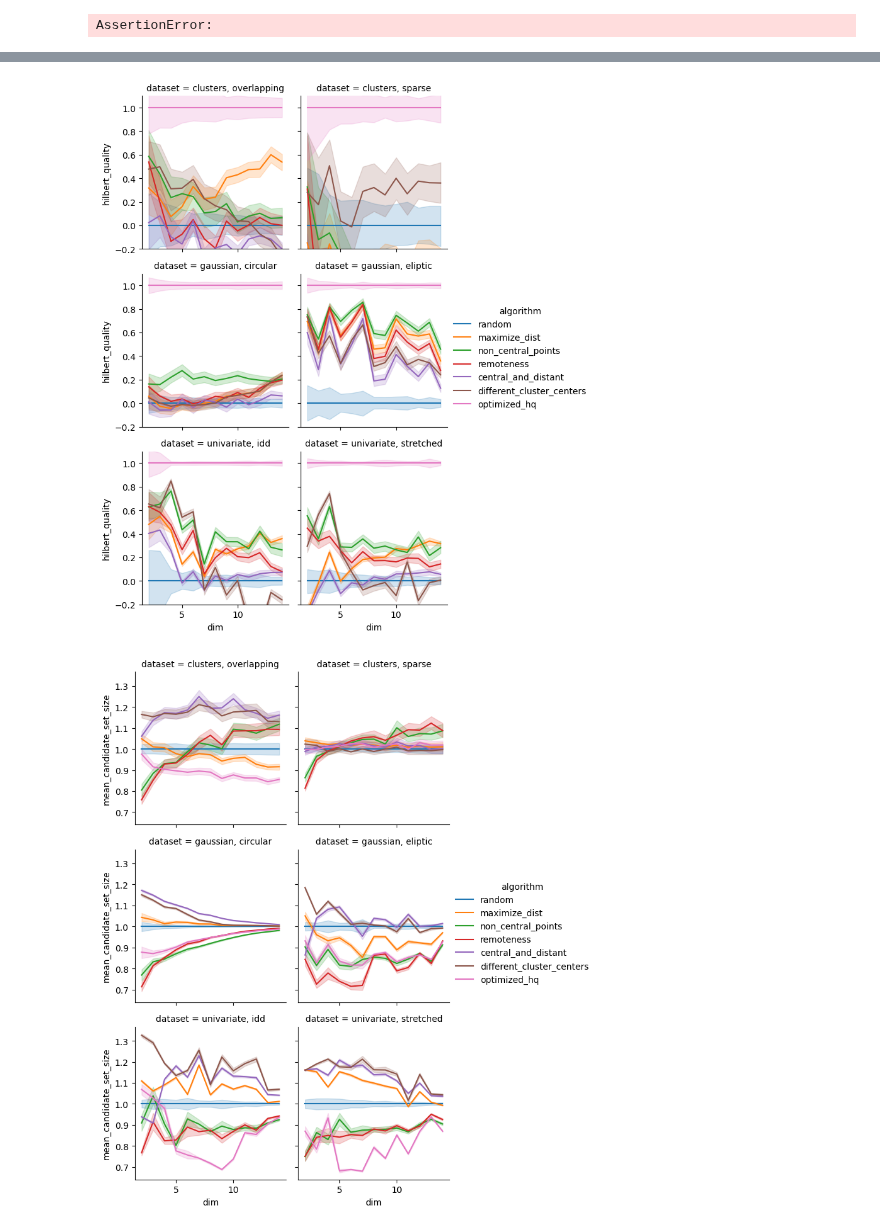
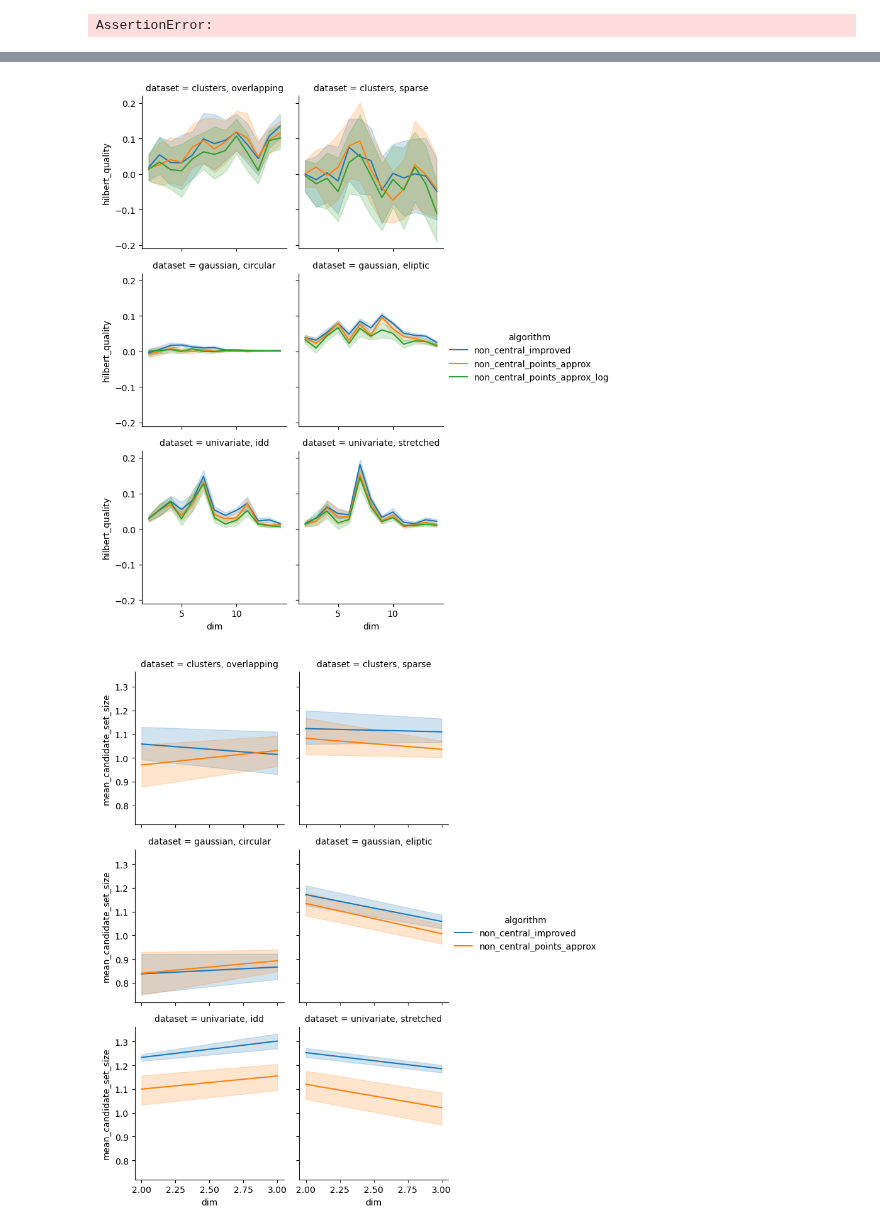
Before and after one commit to DimensionalScoop/metric_spaces, a Jupyter notebook: maths/tetrahedron/what_makes_a_good_pivot.ipynb, the cells around one changed output, grey strips where cells are left out. Cells and saved outputs as stored; diff of their text form; code cells hidden in the pictures.

```diff
--- a/maths/tetrahedron/what_makes_a_good_pivot.ipynb
+++ b/maths/tetrahedron/what_makes_a_good_pivot.ipynb
@@ -312,0 +270,20 @@ def optimize_pivots(points, criterion, return_full=False):
+# %%
+rng = np.random.default_rng()
+points = generate_univar_points(rng, dim=2, n_samples=100)
+
+test_algs = dict(
+    maximize_dist=max_dist_points,
+    non_central_points=two_least_central,
+    non_central_points_approx_=two_least_central_heuristically,
+    hilbert_optimal=hilbert_optimal_pivots,
+    )
+
+plt.scatter(points[:,0], points[:,1], alpha=0.3, marker="+")
+
+for name, piv_func in test_algs.items():
+    exact = np.array(piv_func(points, rng=rng))
+    plt.plot(exact[:,0], exact[:,1], label=name)
+
+
+plt.legend()
+# TODO: Choose two opposite non-central points!
@@ -314,7 +294,7 @@ def optimize_pivots(points, criterion, return_full=False):
 def compare_projections(point_gen:dict, pivot_selector:dict, dims:list, seed=0, errors="skip"):
     rv = []
     rng = np.random.default_rng(seed)
-    for dim in tqdm(dims, leave=False):
+    for dim in dims:
         for gen_name, gen_func in point_gen.items():
             points = gen_func(dim=dim, rng=rng)
             r = proj_quality.get_average_k_nn_dist(points, metric, k=10)
@@ -328,6 +308,7 @@ def compare_projections(point_gen:dict, pivot_selector:dict, dims:list, seed=0,
                         algorithm=algo_name,
                         mean_candidate_set_size=proj_quality.candidate_set_size(points_p,r,metric),
                         hilbert_quality=_hilbert_quality(points_p,r),
+                        note=""
                     ))
                 if errors == "skip":
                     try:
@@ -354,7 +335,7 @@ def aggregate_runs(results):
     rv = results.drop(columns="run").groupby("algorithm").agg(to_ufloat)
     return rv
 # %%
-dims = range(2,15)
+dims = range(2,20)
 sampels = range(200)
 
 def run(run_id):
@@ -363,4 +344,4 @@ def run(run_id):
     return r
 
 jobs = [delayed(run)(run_id) for run_id in sampels]
-results = pd.concat(Parallel(n_jobs=22, verbose=11)(jobs))
+results = pd.concat(Parallel(n_jobs=1, verbose=11)(jobs))
@@ -404,15 +367,16 @@ results
 def _normalize(df):
     df = df[df.note != "failed"].copy()
     random = df.query("algorithm == 'random'")
+    df.hilbert_quality -= random.hilbert_quality.mean()
 
-    df.hilbert_quality -= random.hilbert_quality.mean()
     best = df.query("algorithm == 'optimized_hq'")
-    df.hilbert_quality /= best.hilbert_quality.mean()
+    if len(best):
+        df.hilbert_quality /= best.hilbert_quality.mean()
     df.mean_candidate_set_size /= random.mean_candidate_set_size.mean()
     return df
 
 drop_ratio = 0.25
-masure = "hilbert_quality"
+measure = "hilbert_quality"
 def _drop_worst(group:pd.DataFrame):
     thresh = group[measure].quantile(drop_ratio)
     return group[group[measure] > thresh]
@@ -443,15 +405,17 @@ KeyError: 'random'
 # %%
-g = sns.FacetGrid(normalized_res, col="dataset", hue="algorithm", col_wrap=2,
+g = sns.FacetGrid(normalized_res[normalized_res.algorithm.isin(["non_central_improved","non_central_points_approx", "non_central_points_approx_log"])]
+                  , col="dataset", hue="algorithm", col_wrap=2,
                  )
-g.map(sns.lineplot, "dim", "hilbert_quality",errorbar="ci").set(ylim=(-0.2,1.1))
+g.map(sns.lineplot, "dim", "hilbert_quality",errorbar="ci")#.set(ylim=(-0.2,1.1))
 g.add_legend()
 g.savefig("fig/hilbert_quality_200.svg")
 # %% [output]
-[figure, old version]
+[figure, new version]
 # %%
-g = sns.FacetGrid(normalized_res, col="dataset", hue="algorithm", col_wrap=2)
+g = sns.FacetGrid(normalized_res[normalized_res.algorithm.isin(["non_central_improved","non_central_points_approx"])]
+                  , col="dataset", hue="algorithm", col_wrap=2)
 g.map(sns.lineplot, "dim", "mean_candidate_set_size")
 g.add_legend()
 g.savefig("fig/candidate_set_size_200.svg")
 # %% [output]
-[figure, old version]
+[figure, new version]
```
Also changed, not shown: parts of 16 cells of this notebook, 1 other file.
